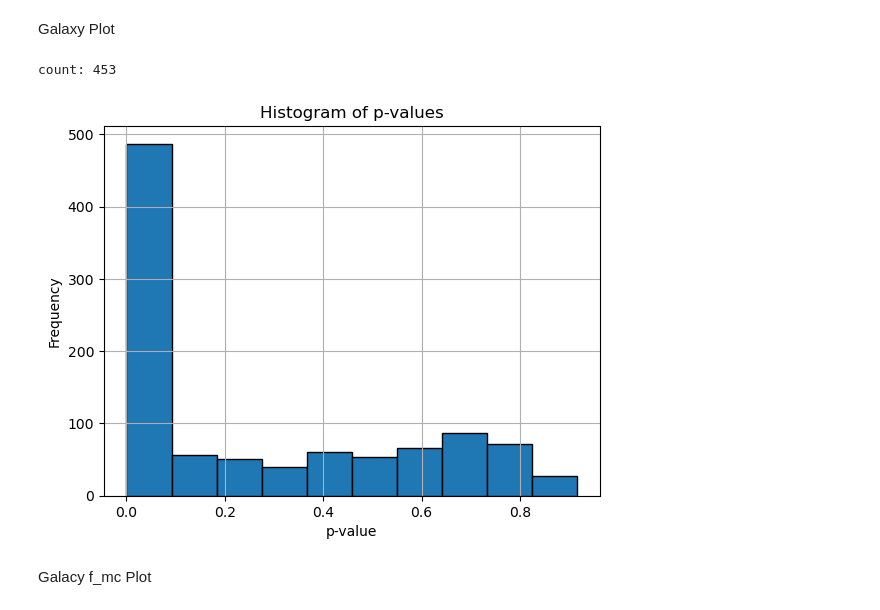
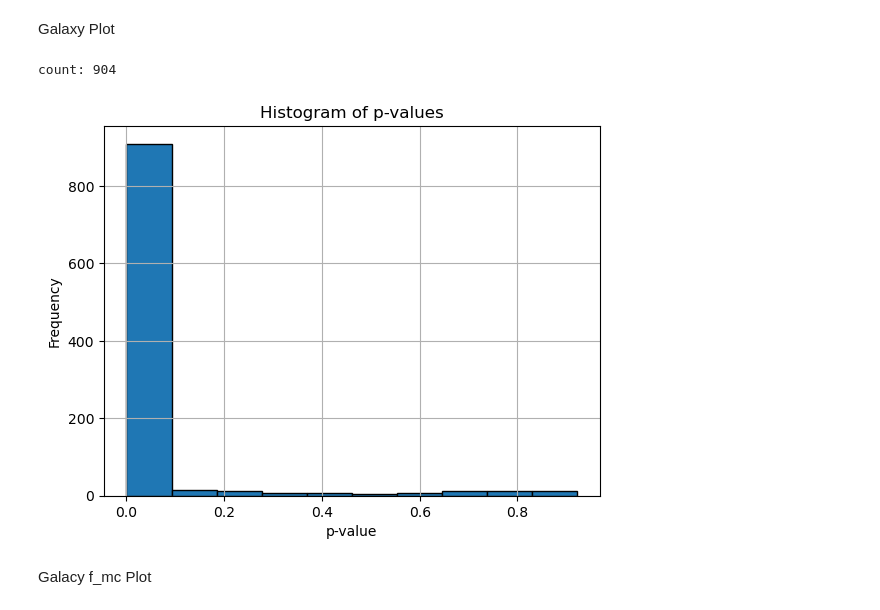
Before and after one commit to HaydenTedrake/HPV_project, a Jupyter notebook: Results/Forecast/foreCraterII+HVS14.ipynb, the cells around one changed output. Saved outputs shown, nothing was run; the diff lists cells and outputs as text; code cells hidden in the pictures.

```diff
--- a/Results/Forecast/foreCraterII+HVS14.ipynb
+++ b/Results/Forecast/foreCraterII+HVS14.ipynb
@@ -199,17 +200,17 @@ hvs14_ics = gd.PhaseSpacePosition(pos=hvs14_GC.cartesian.xyz, vel=hvs14_GC.veloc
 Milky Way Plot (z=0)
 # %%
 count = 0
-p_values_12 = []
+p_values_20 = []
 for _ in range(1000):
     p_value, times = plot_closest(dict14, hvs14_ics, distance_mw, mw=True)
     # print(f"p_value: {p_value}")
-    p_values_12.append(p_value)
+    p_values_20.append(p_value)
     if p_value < 0.05:
         count += 1
 print(f"count: {count}")
 
 # Plot histogram
-plt.hist(p_values_12, bins=10, edgecolor='black')
+plt.hist(p_values_20, bins=10, edgecolor='black')
 plt.xlabel('p-value')
 plt.ylabel('Frequency')
 plt.title('Histogram of p-values')
@@ -227,0 +275,23 @@ plt.show()
+# %%
+p2 = np.load("p_values_2.npy")
+p10 = np.load("p_values_10.npy")
+p20 = np.load("p_values_20.npy")
+
+series = {2: p2, 10: p10, 20: p20}
+
+all_pos = np.concatenate([v[np.isfinite(v) & (v > 0)] for v in series.values()])
+xmin = max(all_pos.min(), 1e-6)
+bins = np.logspace(np.log10(xmin), 0, 40)
+
+plt.figure(figsize=(8, 5))
+for f, vals in series.items():
+    vals = vals[np.isfinite(vals) & (vals > 0)]
+    plt.hist(vals, bins=bins, histtype="step", linewidth=1.8, label=f"{f}x")
+
+plt.xscale("log")
+plt.xlabel("P-value")
+plt.ylabel("Frequency")
+plt.legend(title="Factor")
+plt.grid(True, which="both", alpha=0.3)
+plt.tight_layout()
+plt.show()
@@ -242,38 +314,38 @@ mean = np.mean(points, axis=0)
 
 def distance_dwarf(num_steps, ics):
     orbit = pot.integrate_orbit(ics, dt=-0.1*u.Myr, n_steps=num_steps)
     final_pos = orbit[-1].pos.xyz.to(u.kpc).value[:3]
     distance = np.linalg.norm(final_pos - mean)
     return distance
 
 count = 0
-p_values_12_galaxy = []
+p_values_20_galaxy = []
 for _ in range(1000):
     p_value, times = plot_closest(dict14, hvs14_ics, distance_dwarf, target=mean)
     # print(f"p_value: {p_value}")
-    p_values_12_galaxy.append(p_value)
+    p_values_20_galaxy.append(p_value)
     if p_value < 0.05:
         count += 1
 print(f"count: {count}")
 
 # Plot histogram
-plt.hist(p_values_12_galaxy, bins=10, edgecolor='black')
+plt.hist(p_values_20_galaxy, bins=10, edgecolor='black')
 plt.xlabel('p-value')
 plt.ylabel('Frequency')
 plt.title('Histogram of p-values')
 plt.grid(True)
 plt.show()
 
 # # Plot histogram
 # plt.hist(times, bins=10, edgecolor='black')
 # plt.xlabel('Time (Myr)')
 # plt.ylabel('Frequency')
 # plt.title('Histogram of Times')
 # plt.grid(True)
 # plt.show()
 # %% [output]
-count: 453
+count: 904
-[figure, old version]
+[figure, new version]
 # %% [markdown]
 Galacy f_mc Plot
 # %%
```
Also changed, not shown: parts of 8 cells of this notebook, 10 other files.
